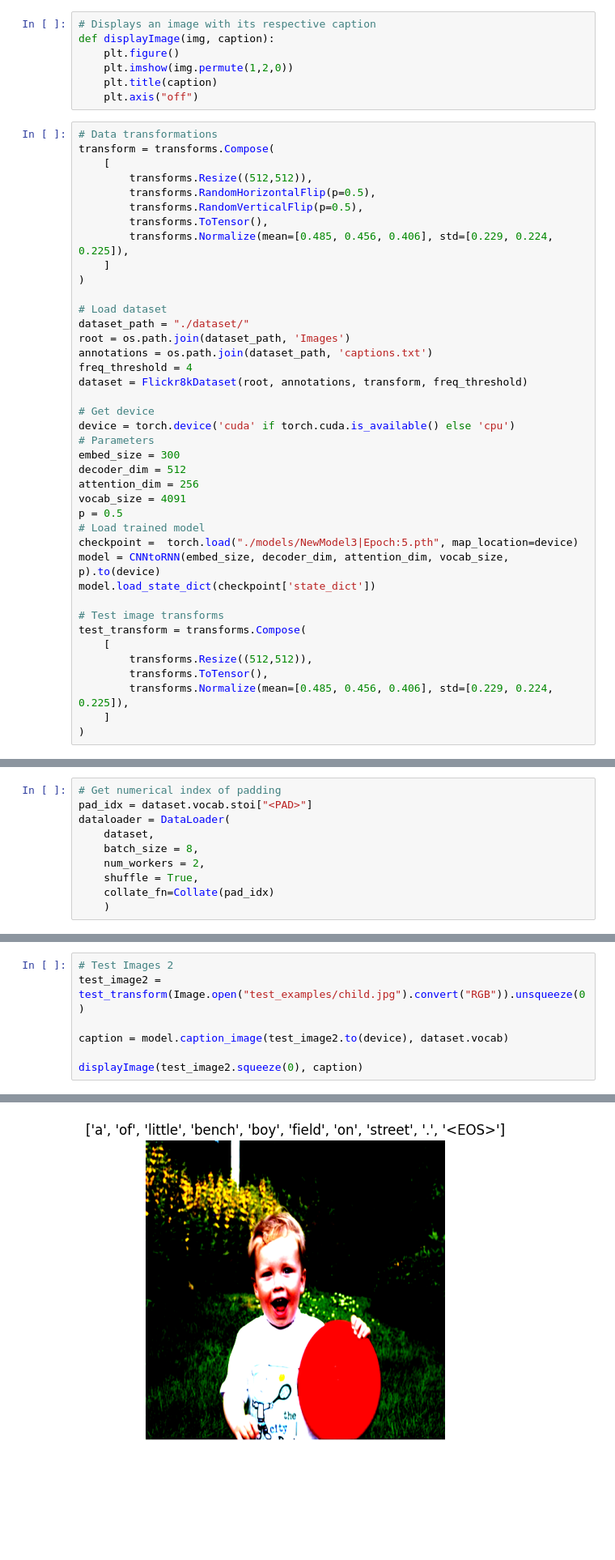
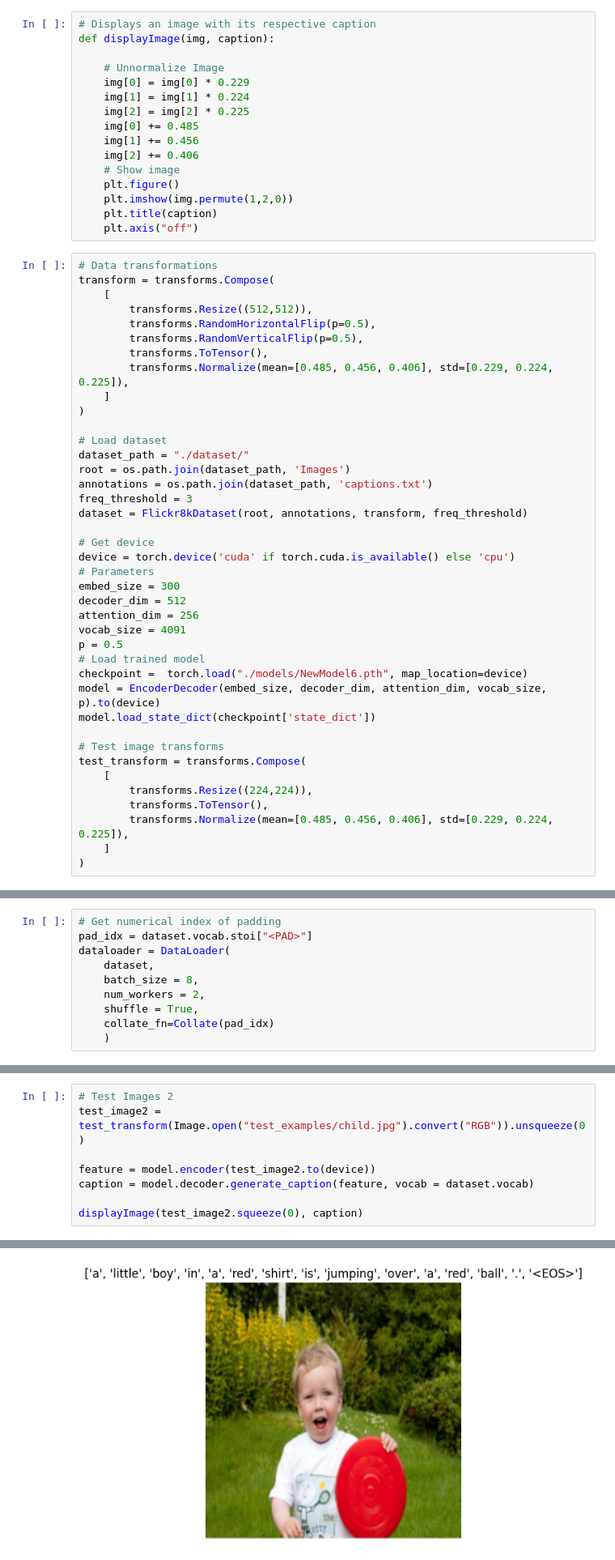
Before and after one commit to ncg87/image-captioning, a Jupyter notebook: testing.ipynb, the cells around one changed output, grey strips where cells are left out. Shown at 81% size. Drawn from its saved outputs; the diff is of its cells as text; blank space fills up the shorter version.

```diff
--- a/testing.ipynb
+++ b/testing.ipynb
@@ -64,6 +65,15 @@ To enable the following instructions: AVX2 FMA, in other operations, rebuild Ten
 # %%
 # Displays an image with its respective caption
 def displayImage(img, caption):
+
+    # Unnormalize Image
+    img[0] = img[0] * 0.229
+    img[1] = img[1] * 0.224
+    img[2] = img[2] * 0.225
+    img[0] += 0.485
+    img[1] += 0.456
+    img[2] += 0.406
+    # Show image
     plt.figure()
     plt.imshow(img.permute(1,2,0))
     plt.title(caption)
@@ -84,7 +94,7 @@ transform = transforms.Compose(
 dataset_path = "./dataset/"
 root = os.path.join(dataset_path, 'Images')
 annotations = os.path.join(dataset_path, 'captions.txt')
-freq_threshold = 4
+freq_threshold = 3
 dataset = Flickr8kDataset(root, annotations, transform, freq_threshold)
 
 # Get device
@@ -96,14 +106,14 @@ attention_dim = 256
 vocab_size = 4091
 p = 0.5
 # Load trained model
-checkpoint =  torch.load("./models/NewModel3|Epoch:5.pth", map_location=device)
-model = CNNtoRNN(embed_size, decoder_dim, attention_dim, vocab_size, p).to(device)
+checkpoint =  torch.load("./models/NewModel6.pth", map_location=device)
+model = EncoderDecoder(embed_size, decoder_dim, attention_dim, vocab_size, p).to(device)
 model.load_state_dict(checkpoint['state_dict'])
 
 # Test image transforms
 test_transform = transforms.Compose(
     [
-        transforms.Resize((512,512)),
+        transforms.Resize((224,224)),
         transforms.ToTensor(),
         transforms.Normalize(mean=[0.485, 0.456, 0.406], std=[0.229, 0.224, 0.225]),
     ]
@@ -141,7 +146,8 @@ Clipping input data to the valid range for imshow with RGB data ([0..1] for floa
 # Test Images 2
 test_image2 = test_transform(Image.open("test_examples/child.jpg").convert("RGB")).unsqueeze(0)
 
-caption = model.caption_image(test_image2.to(device), dataset.vocab)
+feature = model.encoder(test_image2.to(device))
+caption = model.decoder.generate_caption(feature, vocab = dataset.vocab)
 
 displayImage(test_image2.squeeze(0), caption)
 # %% [output]
@@ -149,4 +154,4 @@ Clipping input data to the valid range for imshow with RGB data ([0..1] for floa
-[figure, old version]
+[figure, new version]
 # %%
 # Test Image 3
 test_image3 = test_transform(Image.open("test_examples/bus.png").convert("RGB")).unsqueeze(0)
```
Also changed, not shown: parts of 7 cells of this notebook, 2 other files.
